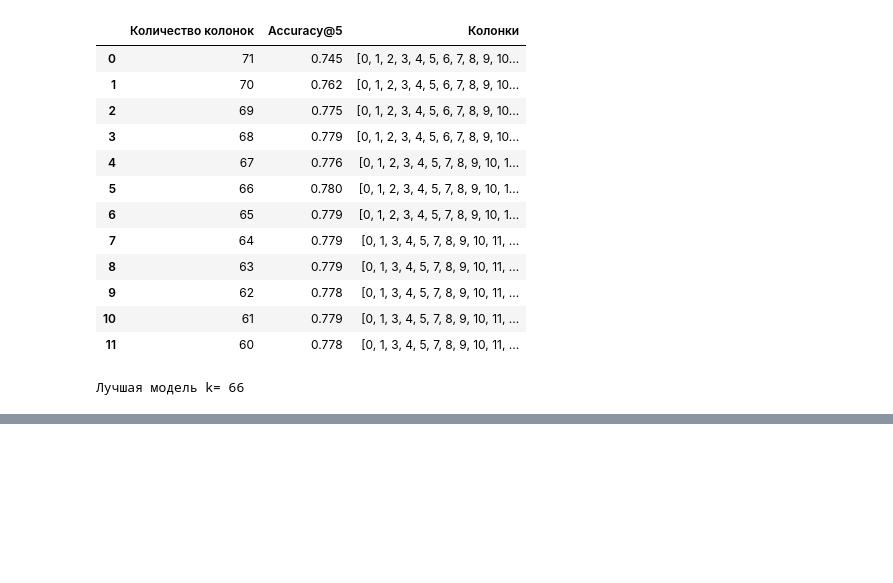
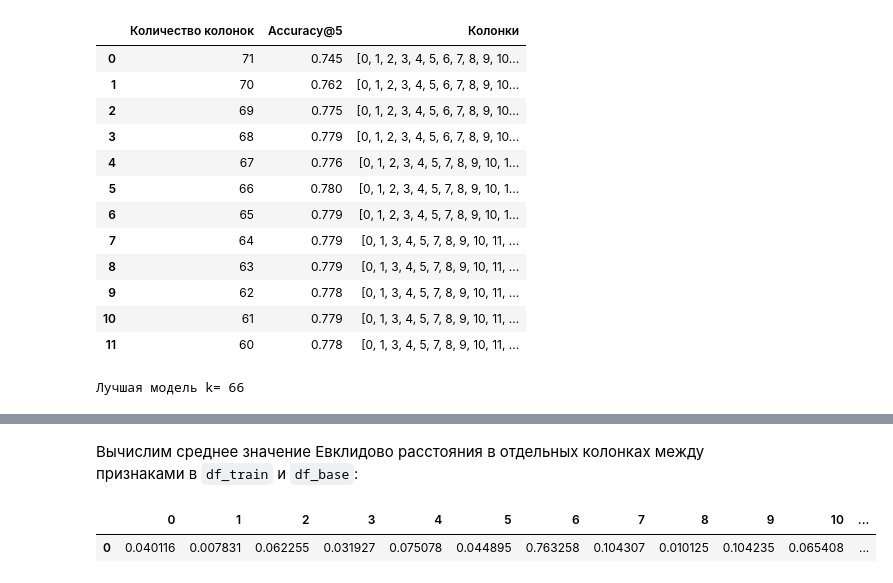
Before and after one commit to 9yx/matching, a Jupyter notebook: matching.ipynb, the cells around one changed output, grey strips where cells are left out. Saved outputs shown, nothing was run; the diff lists cells and outputs as text; code cells hidden in the pictures; blank space fills up the shorter version.

```diff
--- a/matching.ipynb
+++ b/matching.ipynb
@@ -483,22 +517,21 @@ print("Лучшая модель k=", len(features_names))
+# %% [markdown]
+Вычислим среднее значение Евклидово расстояния в отдельных колонках между признаками в `df_train` и `df_base`:
 # %%
-# def calculate_mean_l2_distance(df1, df2):
-#     distances = {}
-#
-#     for col in df1.columns:
-#         if col in df2.columns:
-#             # Вычисляем L2 расстояние для текущего столбца
-#             l2_distance = np.sqrt(np.sum((df1[col] - df2[col]) ** 2))
-#
-#             # Нормализуем расстояние на количество элементов, чтобы получить среднее
-#             mean_l2_distance = l2_distance / len(df1)
-#
-#             distances[col] = mean_l2_distance
-#         else:
-#             print(f"Столбец {col} отсутствует в обоих DataFrame.")
-#
-#     return distances
-#
-# mean_distances = calculate_mean_l2_distance(joined_rows1.reset_index(drop=True), joined_rows2.reset_index(drop=True))
-# mean_distances_df = pd.DataFrame([mean_distances])
-#
-# df_train_std_dev = df_train.std()
+def calculate_mean_l2_distance(df1, df2):
+    distances = {}
+    for col in df1.columns:
+        if col in df2.columns:
+            l2_distance = np.sqrt(np.sum((df1[col] - df2[col]) ** 2))
+            mean_l2_distance = l2_distance / len(df1)
+            distances[col] = mean_l2_distance
+        else:
+            print(f"Столбец {col} отсутствует в обоих DataFrame.")
+
+    return distances
+
+mean_distances = calculate_mean_l2_distance(joined_rows1.reset_index(drop=True), joined_rows2.reset_index(drop=True))
+mean_distances_df = pd.DataFrame([mean_distances])
+mean_distances_df
+# %% [output]
+|  | 0 | 1 | 2 | 3 | 4 | 5 | 6 | 7 | 8 | 9 | 10 | ... |
+| 0 | 0.040116 | 0.007831 | 0.062255 | 0.031927 | 0.075078 | 0.044895 | 0.763258 | 0.104307 | 0.010125 | 0.104235 | 0.065408 | ... |
```
Also changed, not shown: parts of 42 cells of this notebook.
